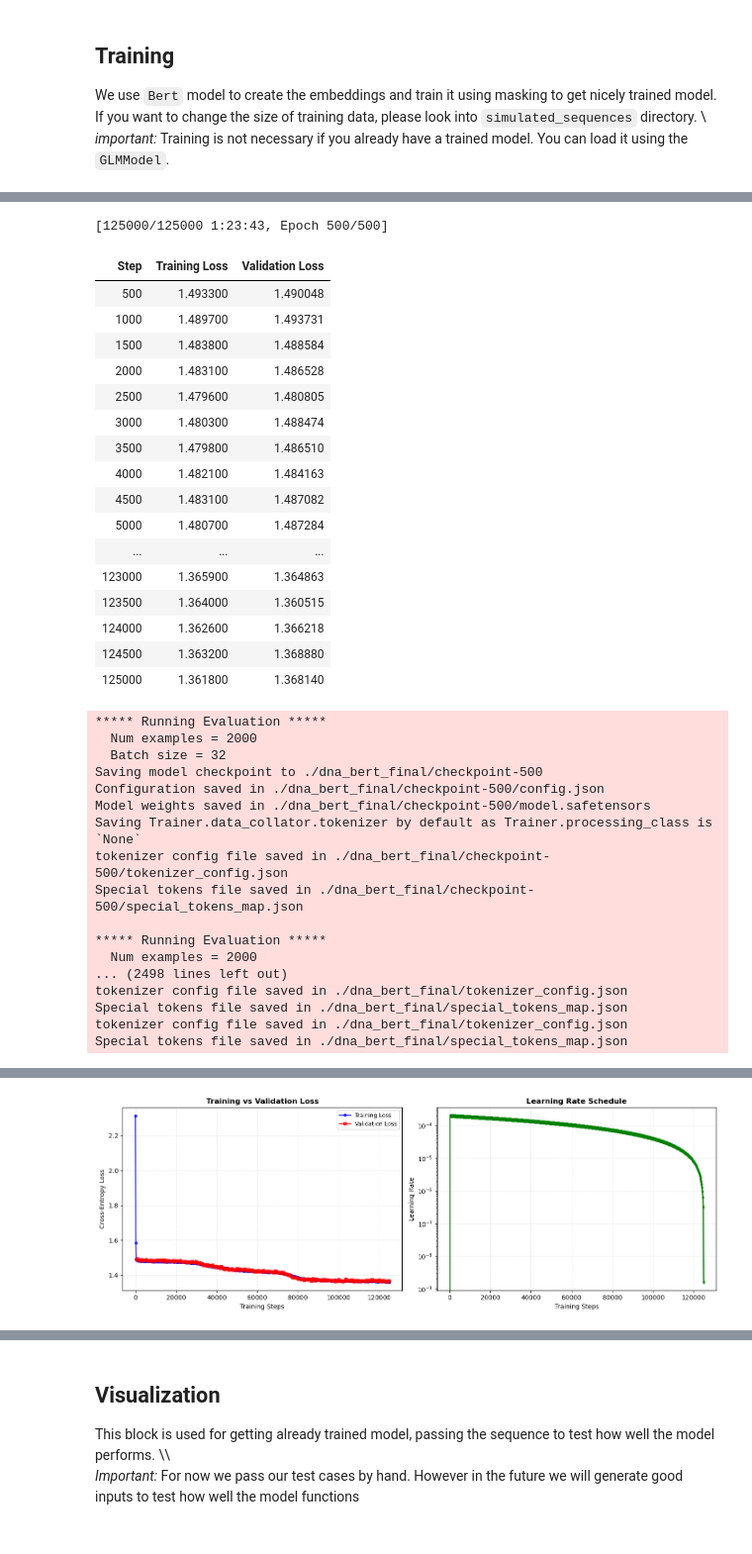
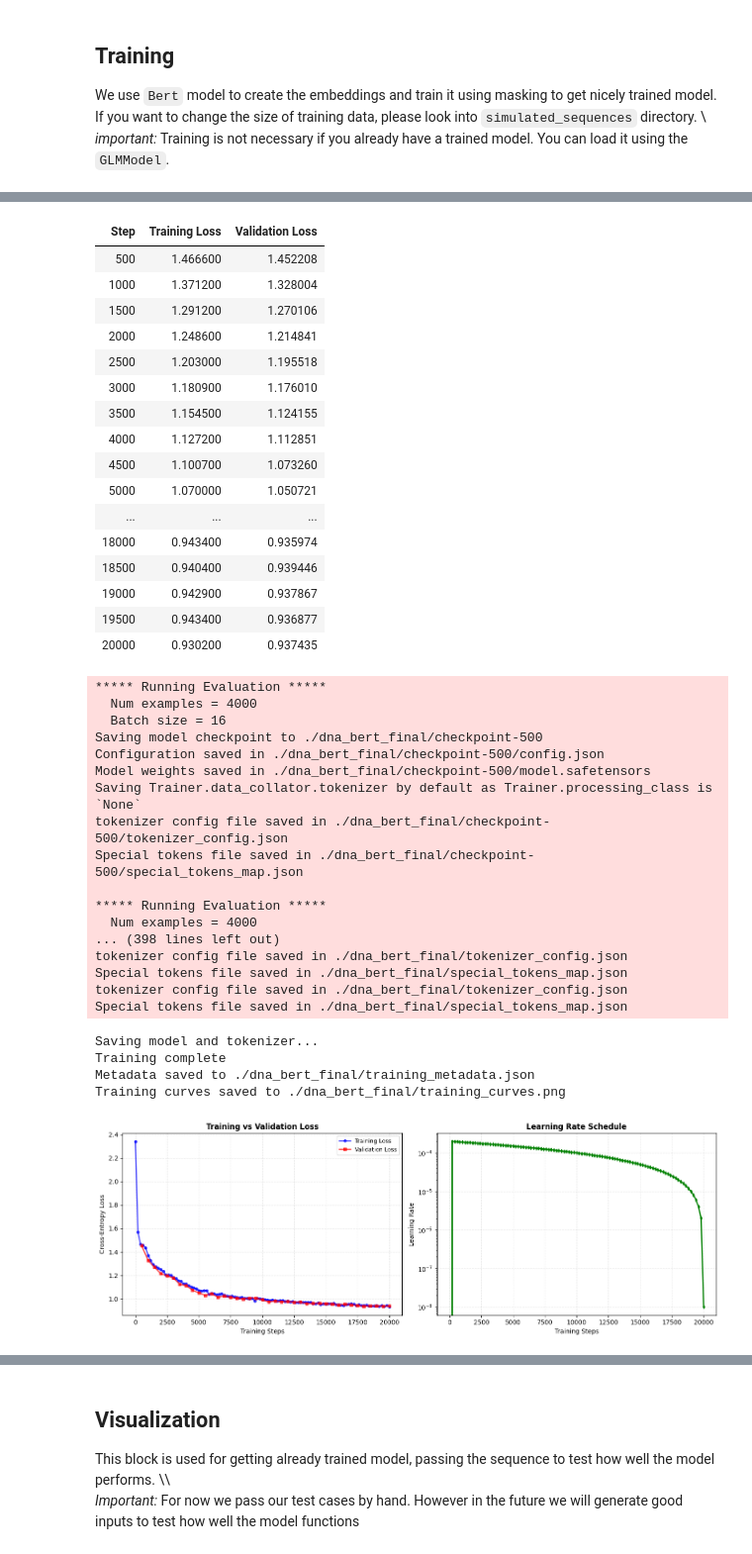
Before and after one commit to giokepa/Sysgen-GLM-for-Indels, a Jupyter notebook: visualize_data.ipynb, the cells around one changed output, grey strips where cells are left out. Shown at 99% size. Saved outputs shown, nothing was run; the diff lists cells and outputs as text; code cells hidden in the pictures.

```diff
--- a/visualize_data.ipynb
+++ b/visualize_data.ipynb
@@ -8,5 +8,5 @@ You can run this block to import necessary classes and functions
 from fundemental_classes.model_related.glm_model import GLMModel
 
 # You can change force_retrain to True if you want to always retrain your model everytime
-model = GLMModel("./dna_bert_final", "simulated_sequences/augumented_sequence_size10000_length150_deletions0.2_nodeletionseq0.1.fasta", force_retrain=False)
+model = GLMModel("./dna_bert_final", "simulated_sequences/augumented_sequence_size20000_length40_deletions0.2_nodeletionseq0.1.fasta", force_retrain=False)
 # %% [output]
@@ -24,5 +41,5 @@ Final validation loss: 2.0200
 We use `Bert` model to create the embeddings and train it using masking to get nicely trained model. If you want to change the size of training data, please look into `simulated_sequences` directory. \\\
 *important:* Training is not necessary if you already have a trained model. You can load it using the `GLMModel`.
 # %%
-model.train(epochs=500, batch_size=32, lr=2e-4)
+model.train(epochs=20, batch_size=16, lr=2e-4)
 # %% [output]
@@ -40,35 +58,39 @@ Starting Training
+| Step | Training Loss | Validation Loss |
+| 500 | 1.466600 | 1.452208 |
+| 1000 | 1.371200 | 1.328004 |
+| 1500 | 1.291200 | 1.270106 |
+| 2000 | 1.248600 | 1.214841 |
+| 2500 | 1.203000 | 1.195518 |
+| 3000 | 1.180900 | 1.176010 |
+| 3500 | 1.154500 | 1.124155 |
+| 4000 | 1.127200 | 1.112851 |
+| 4500 | 1.100700 | 1.073260 |
+| 5000 | 1.070000 | 1.050721 |
+| ... | ... | ... |
+| 18000 | 0.943400 | 0.935974 |
+| 18500 | 0.940400 | 0.939446 |
+| 19000 | 0.942900 | 0.937867 |
+| 19500 | 0.943400 | 0.936877 |
+| 20000 | 0.930200 | 0.937435 |
-[125000/125000 1:23:43, Epoch 500/500]
+***** Running Evaluation *****
+  Num examples = 4000
+  Batch size = 16
+Saving model checkpoint to ./dna_bert_final/checkpoint-500
+Configuration saved in ./dna_bert_final/checkpoint-500/config.json
+Model weights saved in ./dna_bert_final/checkpoint-500/model.safetensors
+Saving Trainer.data_collator.tokenizer by default as Trainer.processing_class is `None`
+tokenizer config file saved in ./dna_bert_final/checkpoint-500/tokenizer_config.json
+Special tokens file saved in ./dna_bert_final/checkpoint-500/special_tokens_map.json
+
+***** Running Evaluation *****
+  Num examples = 4000
+... (398 lines left out)
+tokenizer config file saved in ./dna_bert_final/tokenizer_config.json
+Special tokens file saved in ./dna_bert_final/special_tokens_map.json
+tokenizer config file saved in ./dna_bert_final/tokenizer_config.json
+Special tokens file saved in ./dna_bert_final/special_tokens_map.json
-| Step | Training Loss | Validation Loss |
-| 500 | 1.493300 | 1.490048 |
-| 1000 | 1.489700 | 1.493731 |
-| 1500 | 1.483800 | 1.488584 |
-| 2000 | 1.483100 | 1.486528 |
-| 2500 | 1.479600 | 1.480805 |
-| 3000 | 1.480300 | 1.488474 |
-| 3500 | 1.479800 | 1.486510 |
-| 4000 | 1.482100 | 1.484163 |
-| 4500 | 1.483100 | 1.487082 |
-| 5000 | 1.480700 | 1.487284 |
-| ... | ... | ... |
-| 123000 | 1.365900 | 1.364863 |
-| 123500 | 1.364000 | 1.360515 |
-| 124000 | 1.362600 | 1.366218 |
-| 124500 | 1.363200 | 1.368880 |
-| 125000 | 1.361800 | 1.368140 |
-***** Running Evaluation *****
-  Num examples = 2000
-  Batch size = 32
-Saving model checkpoint to ./dna_bert_final/checkpoint-500
-Configuration saved in ./dna_bert_final/checkpoint-500/config.json
-Model weights saved in ./dna_bert_final/checkpoint-500/model.safetensors
-Saving Trainer.data_collator.tokenizer by default as Trainer.processing_class is `None`
-tokenizer config file saved in ./dna_bert_final/checkpoint-500/tokenizer_config.json
-Special tokens file saved in ./dna_bert_final/checkpoint-500/special_tokens_map.json
-
-***** Running Evaluation *****
-  Num examples = 2000
-... (2498 lines left out)
-tokenizer config file saved in ./dna_bert_final/tokenizer_config.json
-Special tokens file saved in ./dna_bert_final/special_tokens_map.json
-tokenizer config file saved in ./dna_bert_final/tokenizer_config.json
-Special tokens file saved in ./dna_bert_final/special_tokens_map.json
+Saving model and tokenizer...
+Training complete
+Metadata saved to ./dna_bert_final/training_metadata.json
+Training curves saved to ./dna_bert_final/training_curves.png
+[figure, new version]
@@ -79 +100,0 @@ Training curves saved to ./dna_bert_final/training_curves.png
-[figure, old version]
```
Also changed, not shown: parts of 7 cells of this notebook, 1 other file.
